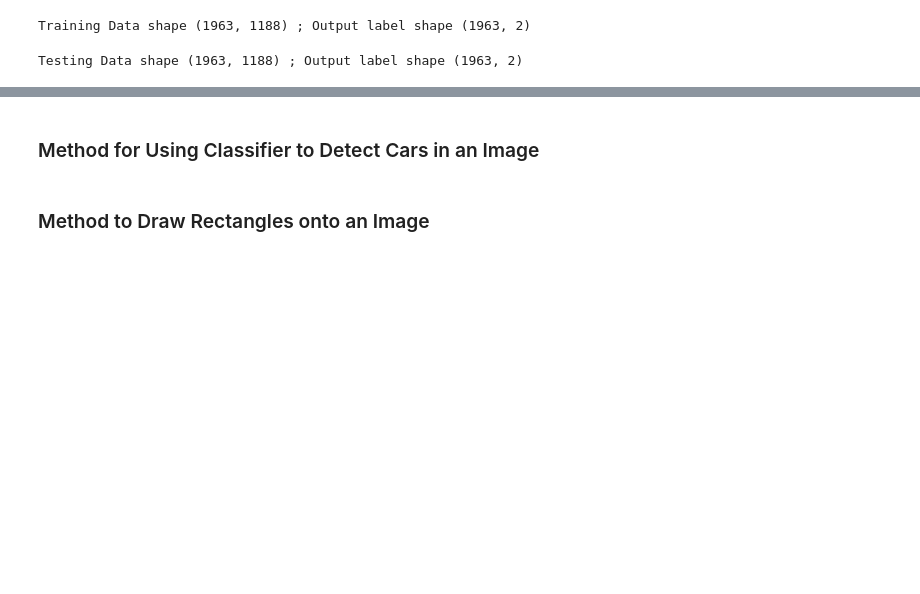
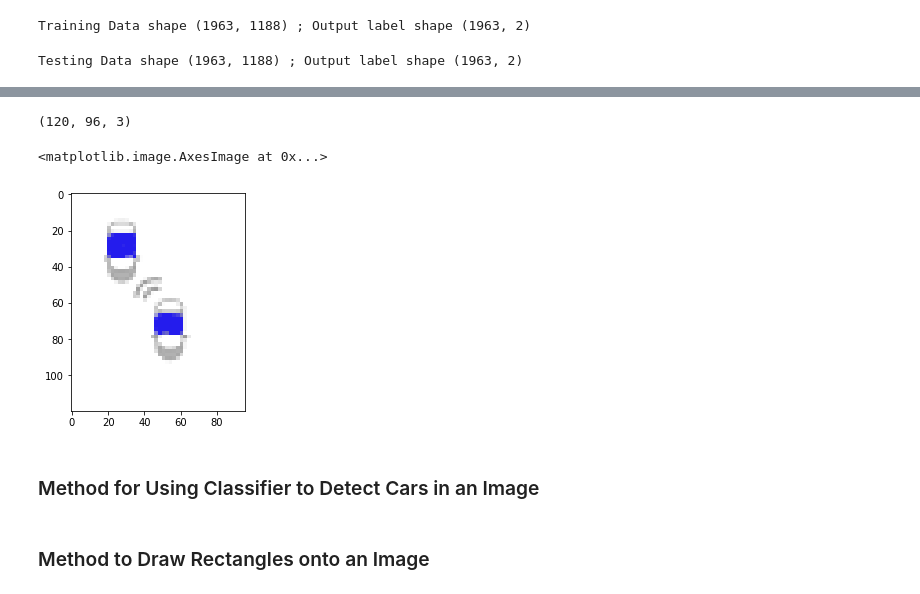
Before and after one commit to rkmalaiya/Camera-Based-Blind-Spot-Detection-System, a Jupyter notebook: vehicle_detection_project.ipynb, the cells around one changed output, grey strips where cells are left out. Cells and saved outputs as stored; diff of their text form; code cells hidden in the pictures; blank space fills up the shorter version.

Commit message:
added blind spot icon in ipython only, need to update python as well

```diff
--- a/vehicle_detection_project.ipynb
+++ b/vehicle_detection_project.ipynb
@@ -378,3 +376,13 @@ For these 10 labels:  [ 0.  1.  0.  1.  0.  1.  0.  0.  1.  1.]
+# %%
+blindspot_icon = cv2.imread('BlindSpotIcon.png')
+blindspot_icon.shape
+# %% [output]
+(120, 96, 3)
+# %%
+plt.imshow(blindspot_icon)
+# %% [output]
+<matplotlib.image.AxesImage at 0x...>
+[figure, added]
 # %% [markdown]
 ### Method for Using Classifier to Detect Cars in an Image
 # %%
```
Also changed, not shown: parts of 8 cells of this notebook.
